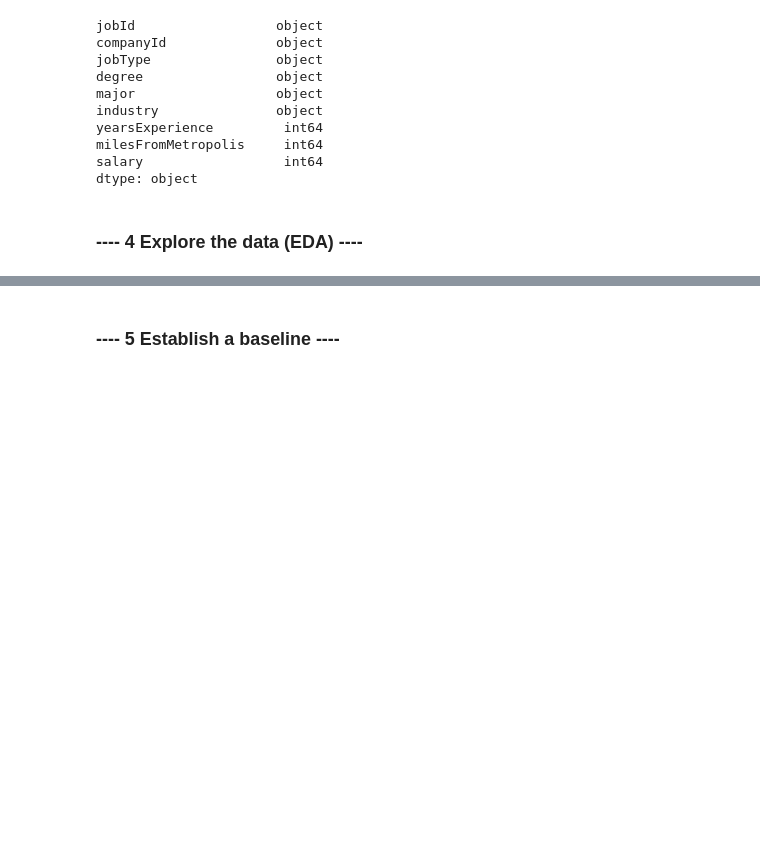
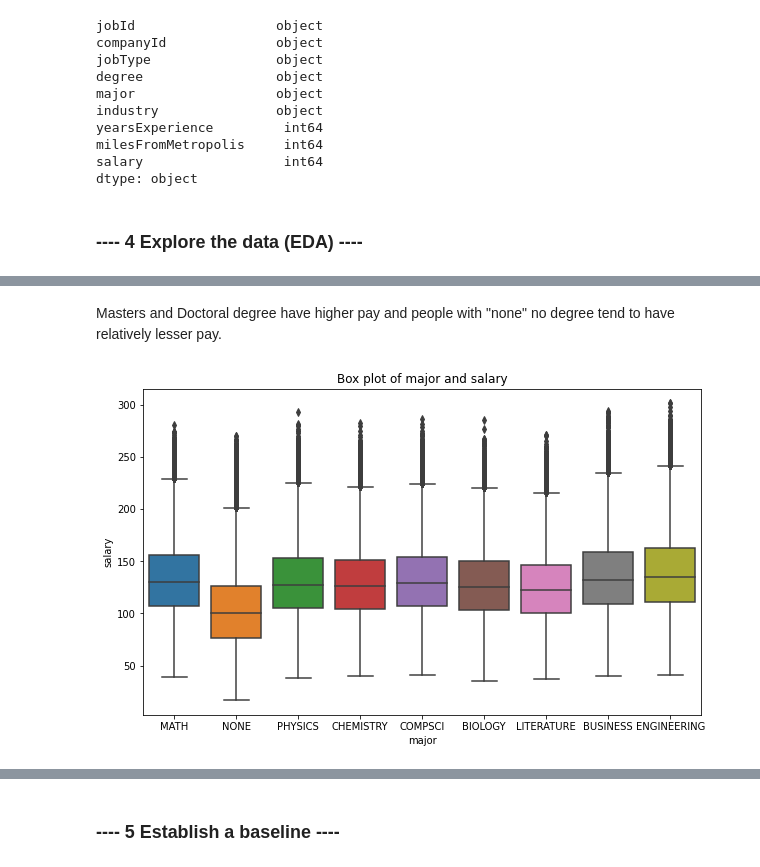
Before and after one commit to rahulvashisth3/salarypredictionportfolio, a Jupyter notebook: Salary Prediction Notebook.ipynb, the cells around one changed output, grey strips where cells are left out. Cells and saved outputs as stored; diff of their text form; code cells hidden in the pictures; blank space fills up the shorter version.

```diff
--- a/Salary Prediction Notebook.ipynb
+++ b/Salary Prediction Notebook.ipynb
@@ -205,0 +282,10 @@ dtype: object
+# %% [markdown]
+Masters and Doctoral degree have higher pay and people with "none" no degree tend to have relatively lesser pay.
+# %%
+#interpreting major
+fig = plt.figure(figsize=(10,6))
+sns.boxplot(x= "major",y = "salary" , data=df)
+plt.title('Box plot of major and salary')
+plt.show()
+# %% [output]
+[figure, added]
```
Also changed, not shown: parts of 37 cells of this notebook.
